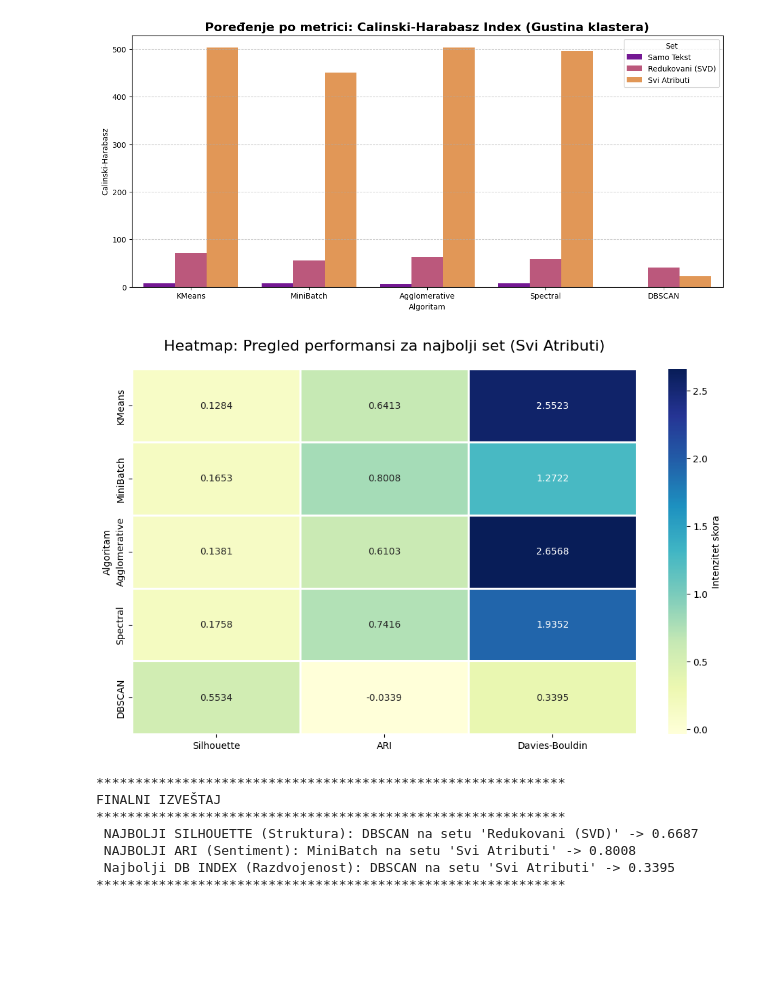
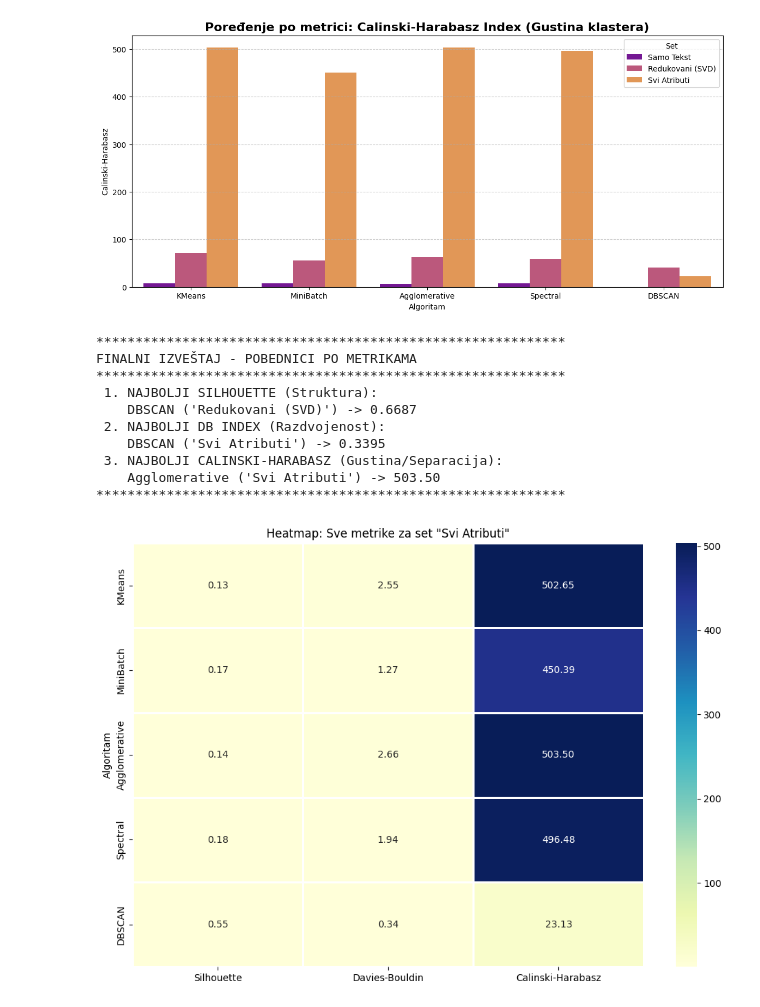
Before and after one commit to draganakatic/Amazon-Customer-Reviews-Dataset, a Jupyter notebook: clustering_final.ipynb, the cells around one changed output. Cells and saved outputs as stored; diff of their text form; code cells hidden in the pictures; blank space fills up the shorter version.

Commit message:
change for metrics

```diff
--- a/clustering_final.ipynb
+++ b/clustering_final.ipynb
@@ -25,9 +25,9 @@ try:
     print("DETALJAN UPOREDNI PREGLED SVIH METRIKA KROZ SVE SETOVE PODATAKA")
     print("="*85)
 
-    # Pivot tabela koja prikazuje sve metrike (Silhouette, ARI, DB, CH)
+    # Pivot tabela koja prikazuje sve metrike (Silhouette, DB, CH)
     finalna_tabela = df_master.pivot_table(index=['Set', 'Algoritam'])
-    finalna_tabela = finalna_tabela[['Silhouette', 'ARI', 'Davies-Bouldin', 'Calinski-Harabasz']]
+    finalna_tabela = finalna_tabela[['Silhouette', 'Davies-Bouldin', 'Calinski-Harabasz']]
 
     pd.set_option('display.max_rows', None)
     print(finalna_tabela.round(4))
@@ -35,12 +35,12 @@ try:
 
     # 3. POSEBNI GRAFIKONI ZA SVAKU METRIKU
     df_melted = df_master.melt(id_vars=['Algoritam', 'Set'],
-                                value_vars=['Silhouette', 'ARI', 'Davies-Bouldin'],
-                                var_name='Metrika', value_name='Vrednost')
+                            value_vars=['Silhouette', 'Davies-Bouldin', 'Calinski-Harabasz'],
+                            var_name='Metrika', value_name='Vrednost')
 
-    fig, axes = plt.subplots(3, 1, figsize=(14, 20))
+    fig, axes = plt.subplots(2, 1, figsize=(14, 20))
 
-    metrike = ['Silhouette', 'ARI', 'Davies-Bouldin']
+    metrike = ['Silhouette', 'Davies-Bouldin']
     palete = ['coolwarm', 'viridis', 'magma']
 
     for i, metrika in enumerate(metrike):
@@ -63,28 +63,28 @@ try:
     plt.show()
 
     # 5. HEATMAPA ZA "SVI ATRIBUTI"
-    plt.figure(figsize=(12, 7))
-    metrics_all = df_all.set_index('Algoritam')[['Silhouette', 'ARI', 'Davies-Bouldin']]
-    sns.heatmap(metrics_all, annot=True, cmap="YlGnBu", fmt=".4f", linewidths=1, cbar_kws={'label': 'Intenzitet skora'})
-    plt.title('Heatmap: Pregled performansi za najbolji set (Svi Atributi)', fontsize=16, pad=20)
-    plt.show()
+    plt.figure(figsize=(12, 8))
+    metrics_all = df_all.set_index('Algoritam')[['Silhouette', 'Davies-Bouldin', 'Calinski-Harabasz']]
+    sns.heatmap(metrics_all, annot=True, cmap="YlGnBu", fmt=".2f", linewidths=1)
+    plt.title('Heatmap: Sve metrike za set "Svi Atributi"')
 
     # 6. ZAKLJUČAK I NAJBOLJI REZULTATI
     best_sil = df_master.loc[df_master['Silhouette'].idxmax()]
-    best_ari = df_master.loc[df_master['ARI'].idxmax()]
+    best_ch = df_master.loc[df_master['Calinski-Harabasz'].idxmax()]
+
     df_db_valid = df_master[df_master['Davies-Bouldin'] > 0]
-
     if not df_db_valid.empty:
         best_db = df_db_valid.loc[df_db_valid['Davies-Bouldin'].idxmin()]
         db_ispis = f"{best_db['Algoritam']} na setu '{best_db['Set']}' -> {best_db['Davies-Bouldin']:.4f}"
     else:
         db_ispis = "Nema validnih rezultata"
+
     print("\n" + "*"*60)
-    print("FINALNI IZVEŠTAJ")
+    print("FINALNI IZVEŠTAJ - POBEDNICI PO METRIKAMA")
     print("*"*60)
-    print(f" NAJBOLJI SILHOUETTE (Struktura): {best_sil['Algoritam']} na setu '{best_sil['Set']}' -> {best_sil['Silhouette']:.4f}")
-    print(f" NAJBOLJI ARI (Sentiment): {best_ari['Algoritam']} na setu '{best_ari['Set']}' -> {best_ari['ARI']:.4f}")
-    print(f" Najbolji DB INDEX (Razdvojenost): {best_db['Algoritam']} na setu '{best_db['Set']}' -> {best_db['Davies-Bouldin']:.4f}")
+    print(f" 1. NAJBOLJI SILHOUETTE (Struktura): \n    {best_sil['Algoritam']} ('{best_sil['Set']}') -> {best_sil['Silhouette']:.4f}")
+    print(f" 2. NAJBOLJI DB INDEX (Razdvojenost): \n    {best_db['Algoritam']} ('{best_db['Set']}') -> {best_db['Davies-Bouldin']:.4f}")
+    print(f" 3. NAJBOLJI CALINSKI-HARABASZ (Gustina/Separacija): \n    {best_ch['Algoritam']} ('{best_ch['Set']}') -> {best_ch['Calinski-Harabasz']:.2f}")
     print("*"*60)
 
 except Exception as e:
@@ -111,9 +111,12 @@ Samo Tekst       Agglomerative      0.0031 -0.0004          8.4375
 [figure]
+************************************************************
+FINALNI IZVEŠTAJ - POBEDNICI PO METRIKAMA
+************************************************************
+ 1. NAJBOLJI SILHOUETTE (Struktura):
+    DBSCAN ('Redukovani (SVD)') -> 0.6687
+ 2. NAJBOLJI DB INDEX (Razdvojenost):
+    DBSCAN ('Svi Atributi') -> 0.3395
+ 3. NAJBOLJI CALINSKI-HARABASZ (Gustina/Separacija):
+    Agglomerative ('Svi Atributi') -> 503.50
+************************************************************
-[figure, old version]
+[figure, new version]
-************************************************************
-FINALNI IZVEŠTAJ
-************************************************************
- NAJBOLJI SILHOUETTE (Struktura): DBSCAN na setu 'Redukovani (SVD)' -> 0.6687
- NAJBOLJI ARI (Sentiment): MiniBatch na setu 'Svi Atributi' -> 0.8008
- Najbolji DB INDEX (Razdvojenost): DBSCAN na setu 'Svi Atributi' -> 0.3395
-************************************************************
```
Also changed, not shown: parts of 1 cell of this notebook, 5 other files.
